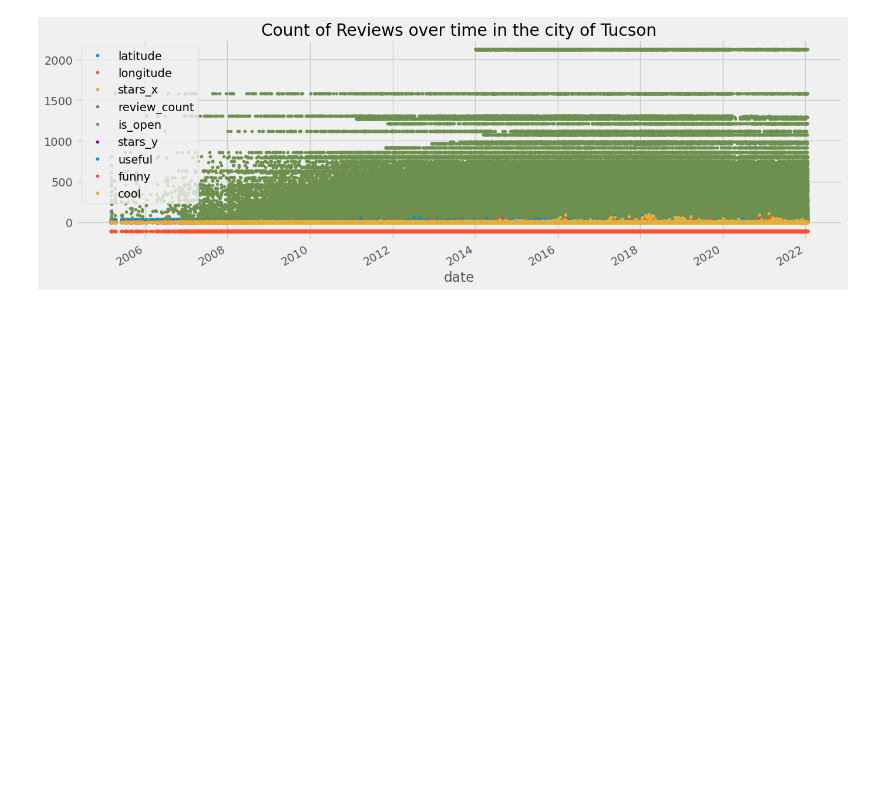
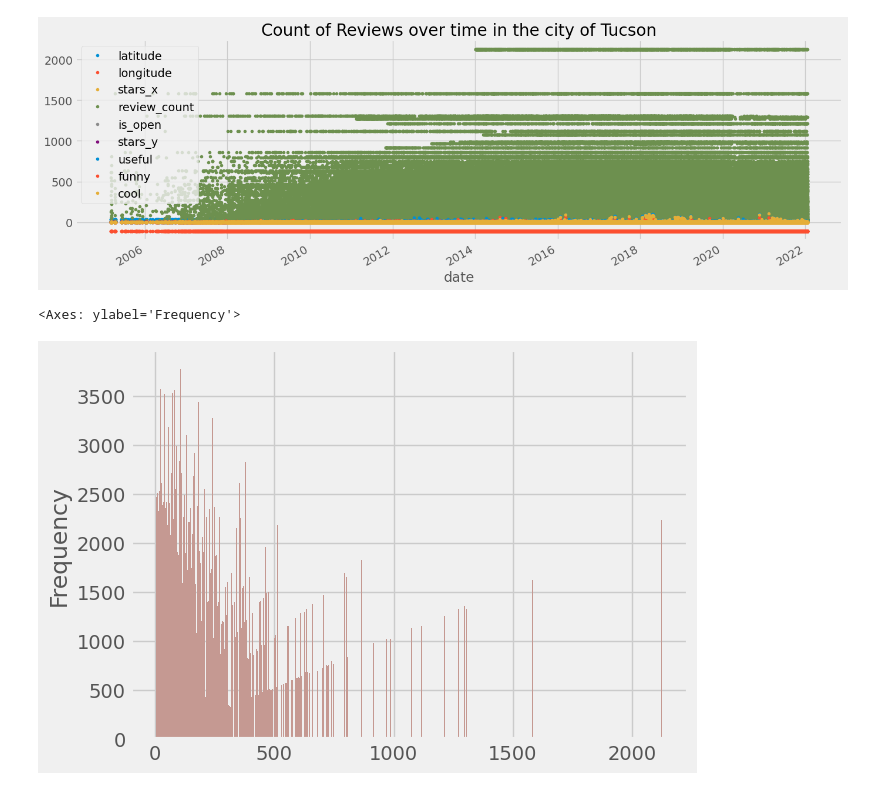
Before and after one commit to Sandokhan/yelp_project, a Jupyter notebook: wip_sentimentAnalysis.ipynb, the cells around one changed output. Saved outputs shown, nothing was run; the diff lists cells and outputs as text; code cells hidden in the pictures; blank space fills up the shorter version.

```diff
--- a/wip_sentimentAnalysis.ipynb
+++ b/wip_sentimentAnalysis.ipynb
@@ -480,3 +479,9 @@ tucson_data.plot(style='.',
 plt.show() # note: we should look at the green results, which represent the number of reviews!
 # %% [output]
 [figure]
+# %%
+# outlier detection
+tucson_data['review_count'].plot(kind='hist', bins=500, color='#c59992')
+# %% [output]
+<Axes: ylabel='Frequency'>
+[figure, added]
```
Also changed, not shown: parts of 30 cells of this notebook.
